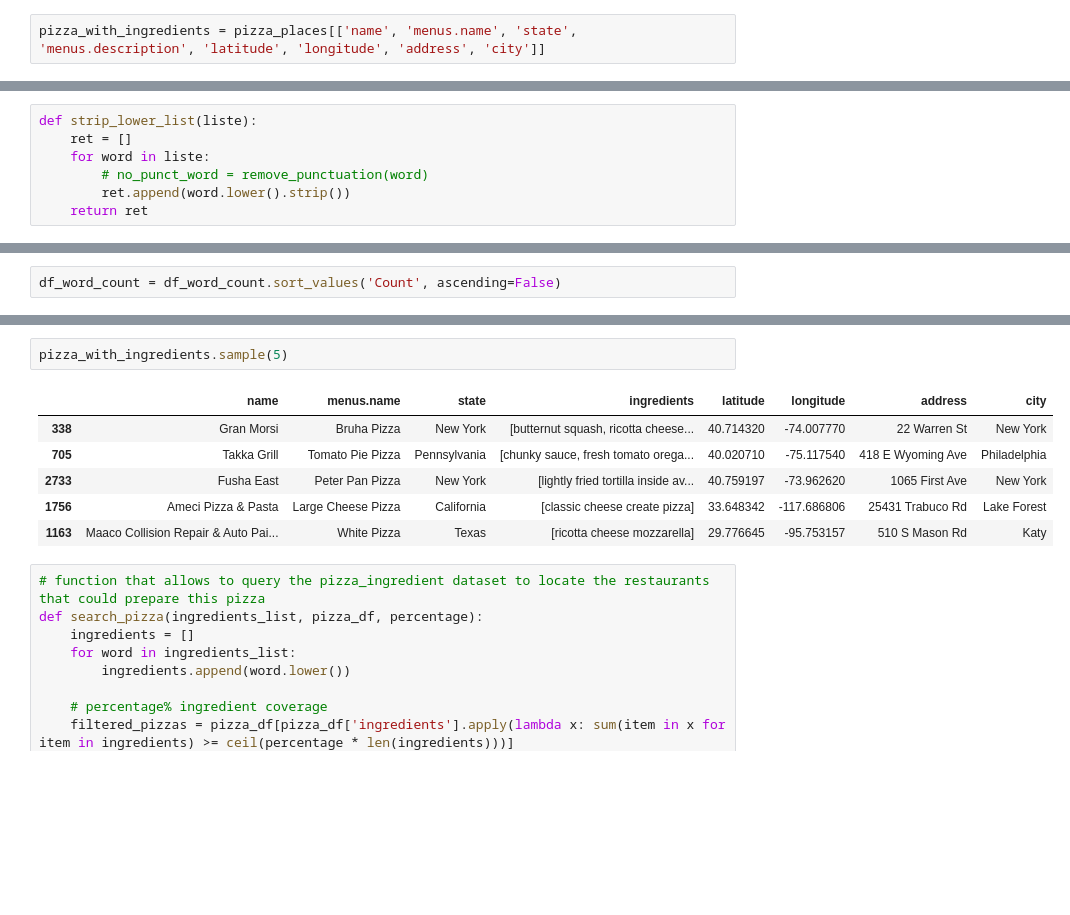
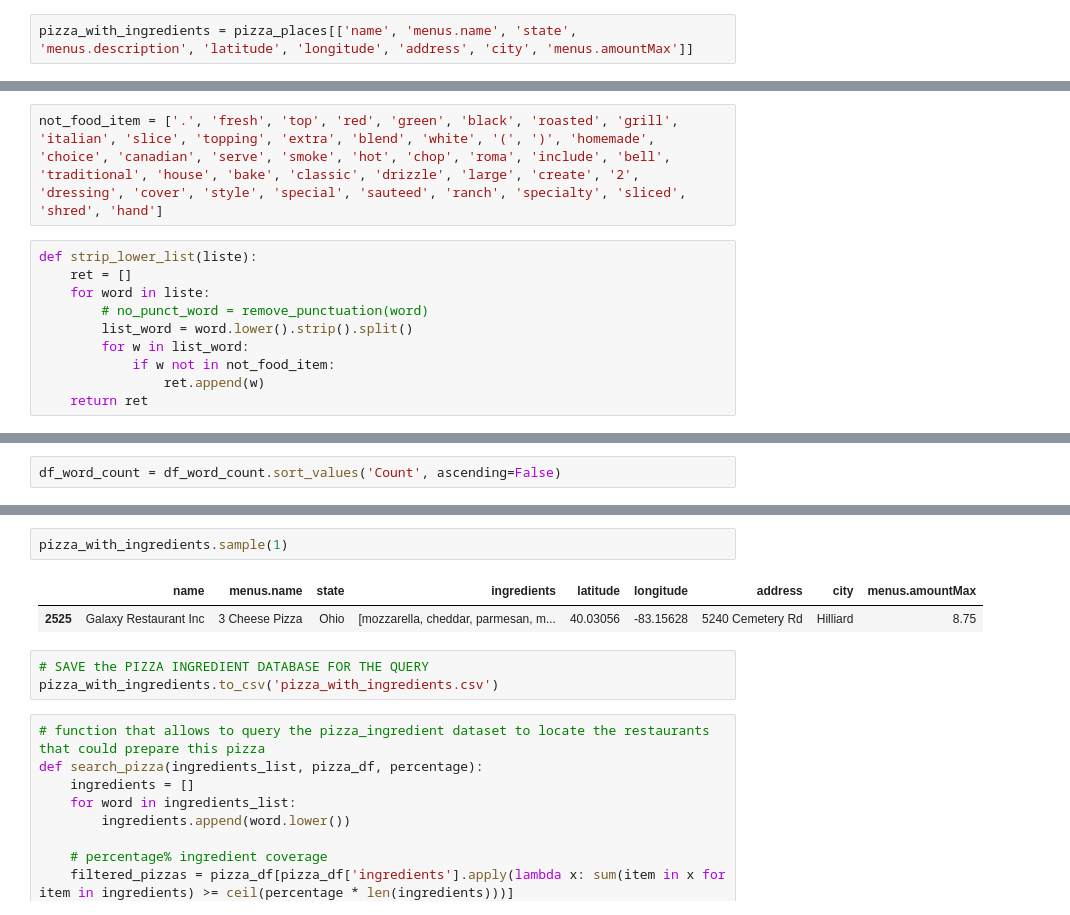
Before and after one commit to com-480-data-visualization/project-2023-viz-exe, a Jupyter notebook: Pizza_index.ipynb, the cells around one changed output, grey strips where cells are left out. Drawn from its saved outputs; the diff is of its cells as text; blank space fills up the shorter version.

```diff
--- a/Pizza_index.ipynb
+++ b/Pizza_index.ipynb
@@ -306,7 +304,7 @@ mse_df
 # %% [markdown]
 Now we are going to see if many pizza have ingredients.
 # %%
-pizza_with_ingredients = pizza_places[['name', 'menus.name', 'state', 'menus.description', 'latitude', 'longitude', 'address', 'city']]
+pizza_with_ingredients = pizza_places[['name', 'menus.name', 'state', 'menus.description', 'latitude', 'longitude', 'address', 'city', 'menus.amountMax']]
 # %%
 pizza_with_ingredients.sample(3)
 # %% [output]
@@ -375,12 +373,17 @@ def remove_punctuation(word):
     doc = nlp(word)
     no_punct_word = ''.join(token.text for token in doc if not token.is_punct or token.is_space)
     return no_punct_word
+# %%
+not_food_item = ['.', 'fresh', 'top', 'red', 'green', 'black', 'roasted', 'grill', 'italian', 'slice', 'topping', 'extra', 'blend', 'white', '(', ')', 'homemade', 'choice', 'canadian', 'serve', 'smoke', 'hot', 'chop', 'roma', 'include', 'bell', 'traditional', 'house', 'bake', 'classic', 'drizzle', 'large', 'create', '2', 'dressing', 'cover', 'style', 'special', 'sauteed', 'ranch', 'specialty', 'sliced', 'shred', 'hand']
 # %%
 def strip_lower_list(liste):
     ret = []
     for word in liste:
         # no_punct_word = remove_punctuation(word)
-        ret.append(word.lower().strip())
+        list_word = word.lower().strip().split()
+        for w in list_word:
+            if w not in not_food_item:
+                ret.append(w)
     return ret
 # %%
 pizza_with_ingredients['ingredients'] = pizza_with_ingredients['ingredients'].apply(lambda x : strip_lower_list(x))
@@ -444,12 +448,11 @@ plt.show()
 # %%
-pizza_with_ingredients.sample(5)
+pizza_with_ingredients.sample(1)
 # %% [output]
-|  | name | menus.name | state | ingredients | latitude | longitude | address | city |
-| 338 | Gran Morsi | Bruha Pizza | New York | [butternut squash, ricotta cheese... | 40.714320 | -74.007770 | 22 Warren St | New York |
-| 705 | Takka Grill | Tomato Pie Pizza | Pennsylvania | [chunky sauce, fresh tomato orega... | 40.020710 | -75.117540 | 418 E Wyoming Ave | Philadelphia |
-| 2733 | Fusha East | Peter Pan Pizza | New York | [lightly fried tortilla inside av... | 40.759197 | -73.962620 | 1065 First Ave | New York |
-| 1756 | Ameci Pizza & Pasta | Large Cheese Pizza | California | [classic cheese create pizza] | 33.648342 | -117.686806 | 25431 Trabuco Rd | Lake Forest |
-| 1163 | Maaco Collision Repair & Auto Pai... | White Pizza | Texas | [ricotta cheese mozzarella] | 29.776645 | -95.753157 | 510 S Mason Rd | Katy |
+|  | name | menus.name | state | ingredients | latitude | longitude | address | city | menus.amountMax |
+| 2525 | Galaxy Restaurant Inc | 3 Cheese Pizza | Ohio | [mozzarella, cheddar, parmesan, m... | 40.03056 | -83.15628 | 5240 Cemetery Rd | Hilliard | 8.75 |
+# %%
+# SAVE the PIZZA INGREDIENT DATABASE FOR THE QUERY
+pizza_with_ingredients.to_csv('pizza_with_ingredients.csv')
 # %%
 # function that allows to query the pizza_ingredient dataset to locate the restaurants that could prepare this pizza
 def search_pizza(ingredients_list, pizza_df, percentage):
```
Also changed, not shown: parts of 18 cells of this notebook, 1 other file.
